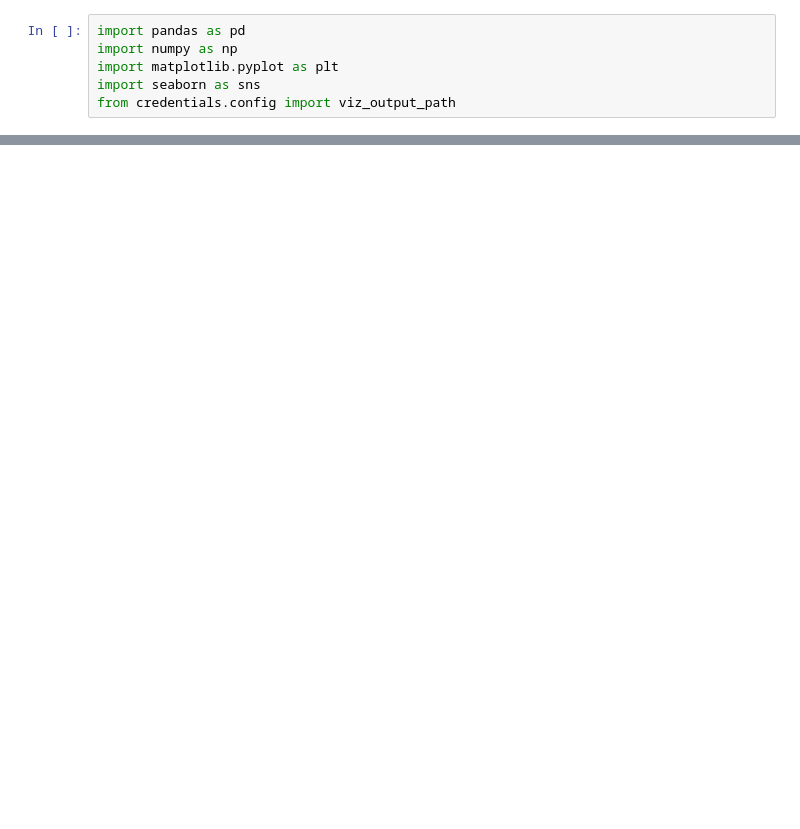
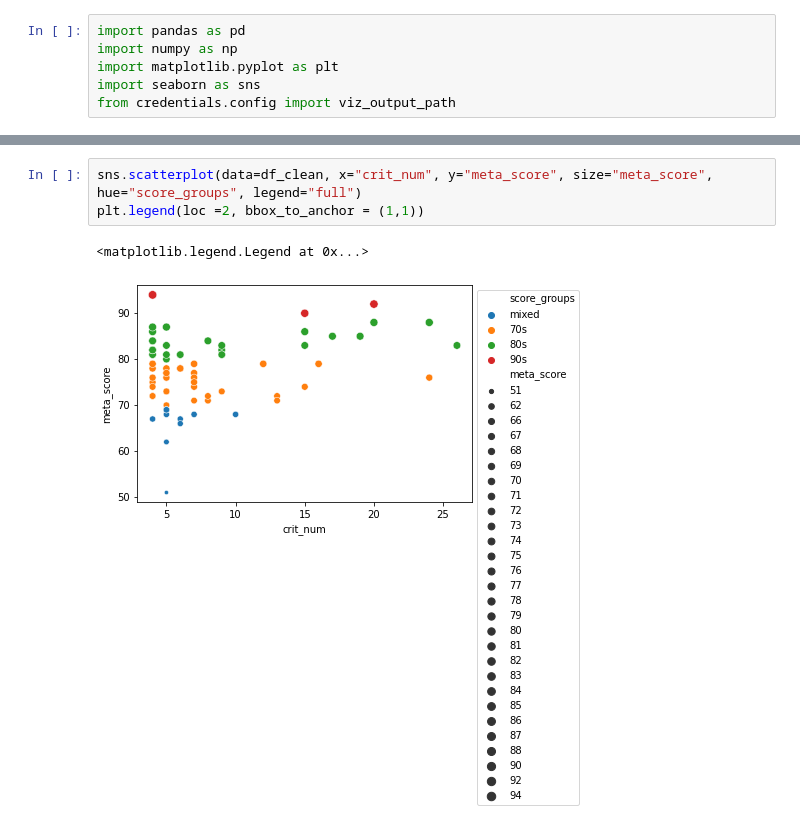
Before and after one commit to dorisep/meta_gui, a Jupyter notebook: apps/viz_notebook.ipynb, the cells around one changed output, grey strips where cells are left out. Drawn from its saved outputs; the diff is of its cells as text; blank space fills up the shorter version.

```diff
--- a/apps/viz_notebook.ipynb
+++ b/apps/viz_notebook.ipynb
@@ -113,0 +179,6 @@ df.label.unique()
+# %%
+sns.scatterplot(data=df_clean, x="crit_num", y="meta_score", size="meta_score", hue="score_groups", legend="full")
+plt.legend(loc =2, bbox_to_anchor = (1,1))
+# %% [output]
+<matplotlib.legend.Legend at 0x...>
+[figure, added]
```
Also changed, not shown: parts of 18 cells of this notebook, 2 other files.
